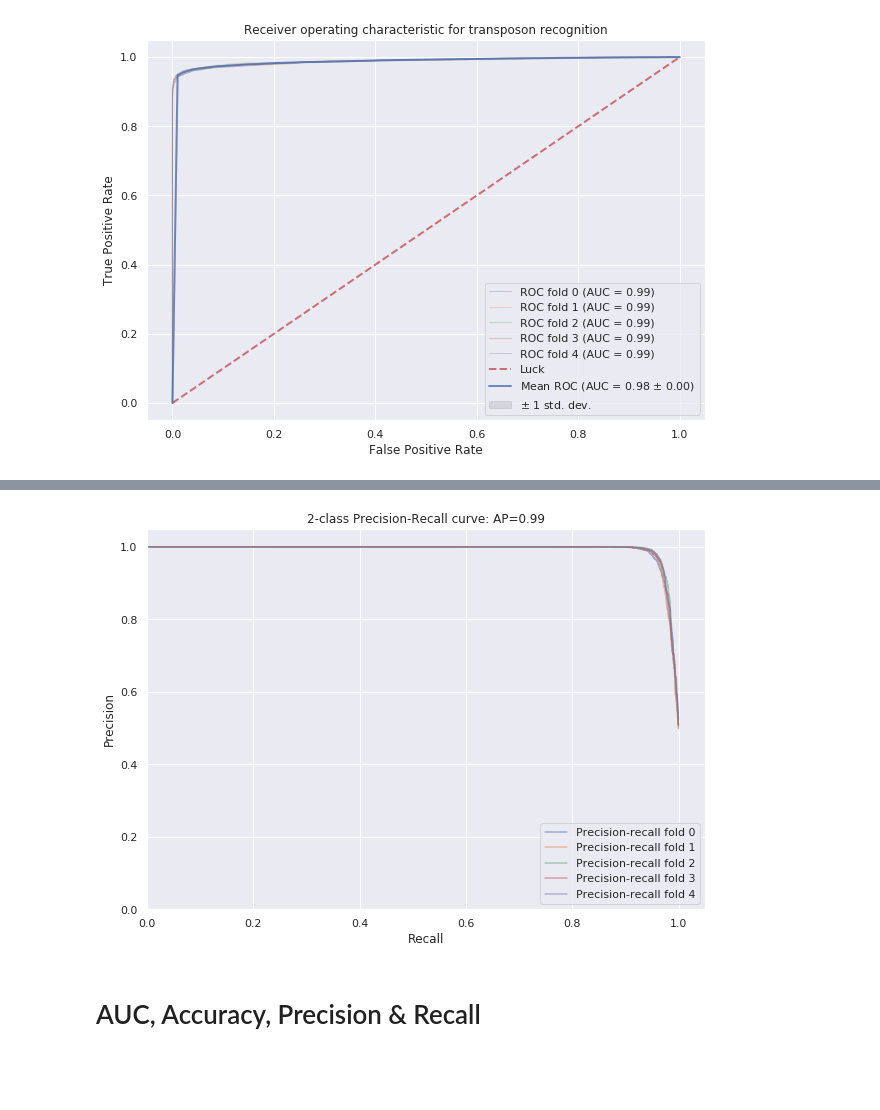
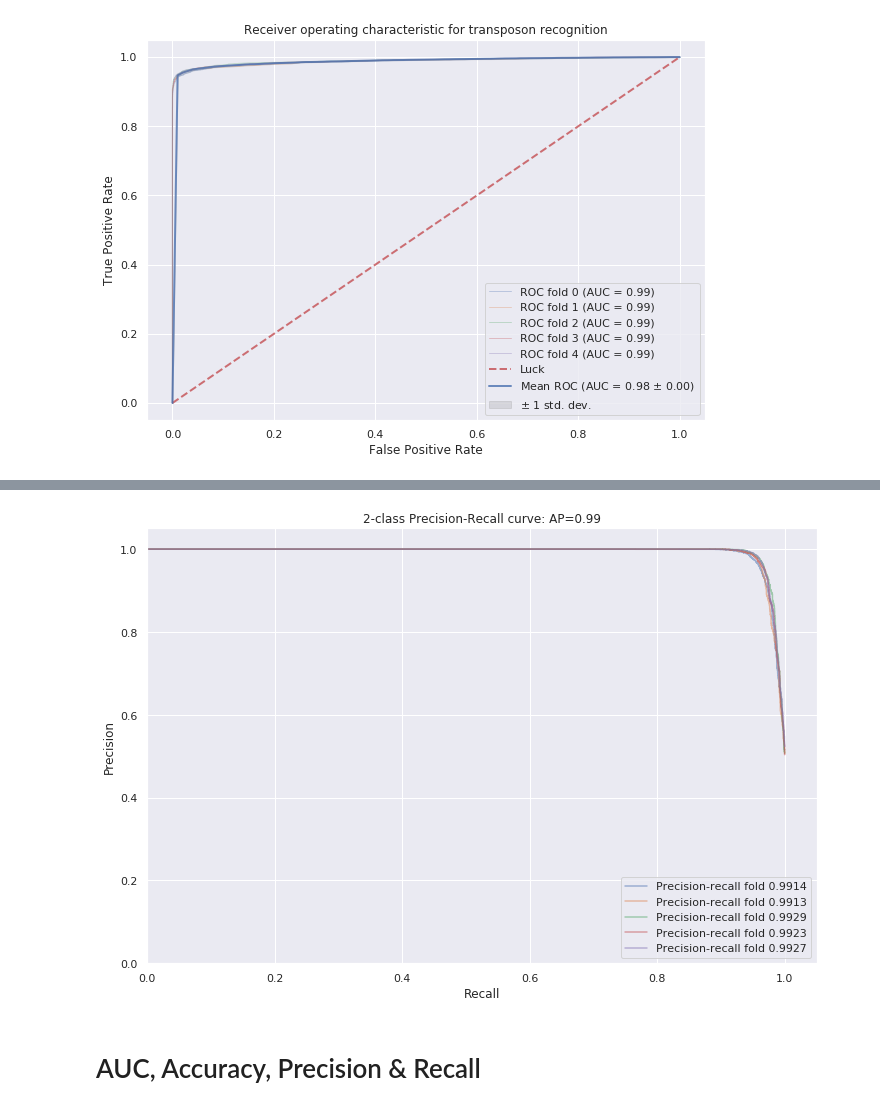
Before and after one commit to AlexShein/transposons, a Jupyter notebook: ipython/Alu/Alu3UTRL13UTR_vs_Random.ipynb, the cells around one changed output, grey strips where cells are left out. Drawn from its saved outputs; the diff is of its cells as text; code cells hidden in the pictures; blank space fills up the shorter version.

```diff
--- a/ipython/Alu/Alu3UTRL13UTR_vs_Random.ipynb
+++ b/ipython/Alu/Alu3UTRL13UTR_vs_Random.ipynb
@@ -134,17 +134,24 @@ plt.show()
 [figure]
 # %%
 precisions = []
-plt.figure(figsize=(10,7))
+
+best_precision = {"precision_score": 0.0, "precision": None, "recall": None}
+
 for k, (train, test) in enumerate(folded_data.split(X, Y)):
     probas_ = rf.fit(X.iloc[train], Y.iloc[train]).predict_proba(X.iloc[test])
     precision, recall, _ = precision_recall_curve(Y.iloc[test], probas_[:, 1])
-    precisions.append(average_precision_score(Y.iloc[test], probas_[:, 1]))
+    average_precision = average_precision_score(Y.iloc[test], probas_[:, 1])
+    if average_precision > best_precision["precision_score"]:
+        best_precision["precision"] = precision
+        best_precision["recall"] = recall
+        best_precision["precision_score"] = average_precision
+    precisions.append(average_precision)
     plt.step(
         recall,
         precision,
         alpha=0.5,
         where='post',
-        label='Precision-recall fold {}'.format(k)
+        label='Precision-recall fold {0:0.4f}'.format(average_precision)
     )
 average_precision = sum(precisions)/len(precisions)
 plt.xlabel('Recall')
@@ -163,4 +170,4 @@ plt.show()
-[figure, old version]
+[figure, new version]
 # %% [markdown]
 # AUC, Accuracy, Precision & Recall
 # %%
```
Also changed, not shown: parts of 4 cells of this notebook, 11 other files.
